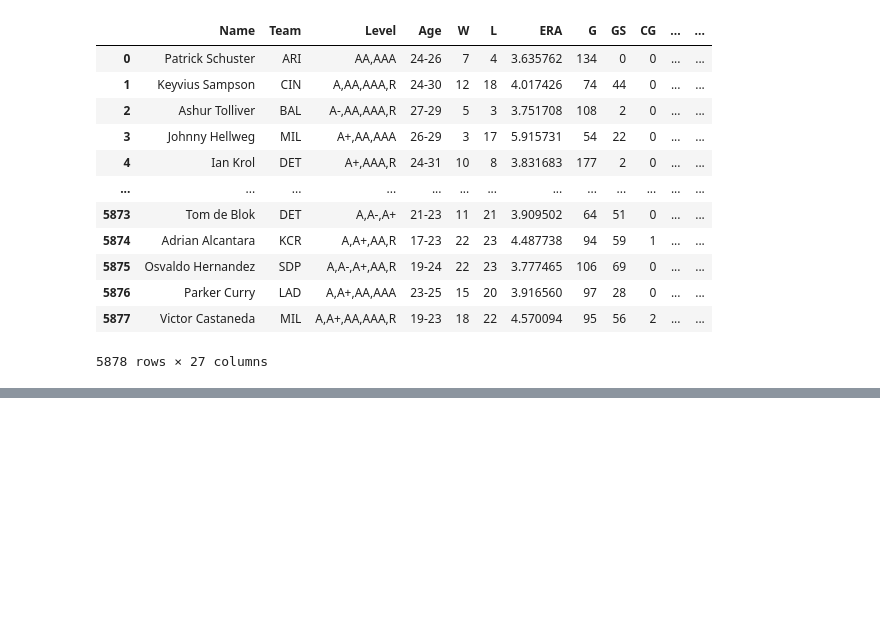
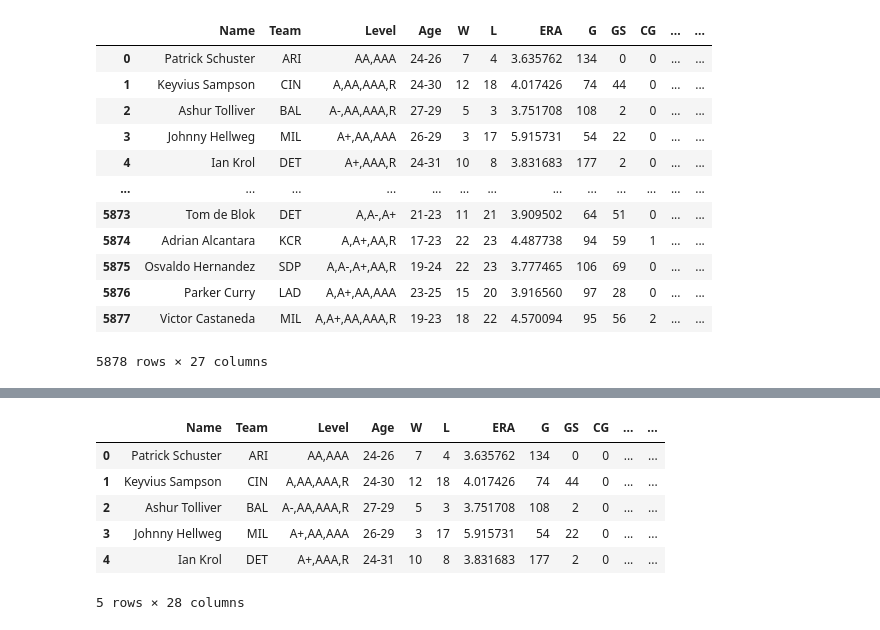
Before and after one commit to Kellyajara/MLB-MiLB-Classification, a Jupyter notebook: Data Wrangling 1 .ipynb, the cells around one changed output, grey strips where cells are left out. Cells and saved outputs as stored; diff of their text form; code cells hidden in the pictures; blank space fills up the shorter version.

```diff
--- a/Data Wrangling 1 .ipynb
+++ b/Data Wrangling 1 .ipynb
@@ -62,5 +132,5 @@ Min_league
 # %%
-Min_Pitch = pd.read_csv('/Users/kellyjara/Desktop/Datasets/Sports/Minor League Pitchers.csv')
+Min_Pitch = pd.read_csv('/Users/kellyjara/Desktop/Project3/Data/Minor League Pitchers.csv')
 Min_Pitch
 # %% [output]
 |  | Name | Team | Level | Age | W | L | ERA | G | GS | CG | ... | ... |
@@ -98,0 +171,12 @@ memory usage: 1.2+ MB
+# %%
+Min_Pitch['Total Walks'] = Min_Pitch['BB'] + Min_Pitch['IBB']
+# %%
+Min_Pitch.head()
+# %% [output]
+|  | Name | Team | Level | Age | W | L | ERA | G | GS | CG | ... | ... |
+| 0 | Patrick Schuster | ARI | AA,AAA | 24-26 | 7 | 4 | 3.635762 | 134 | 0 | 0 | ... | ... |
+| 1 | Keyvius Sampson | CIN | A,AA,AAA,R | 24-30 | 12 | 18 | 4.017426 | 74 | 44 | 0 | ... | ... |
+| 2 | Ashur Tolliver | BAL | A-,AA,AAA,R | 27-29 | 5 | 3 | 3.751708 | 108 | 2 | 0 | ... | ... |
+| 3 | Johnny Hellweg | MIL | A+,AA,AAA | 26-29 | 3 | 17 | 5.915731 | 54 | 22 | 0 | ... | ... |
+| 4 | Ian Krol | DET | A+,AAA,R | 24-31 | 10 | 8 | 3.831683 | 177 | 2 | 0 | ... | ... |
+5 rows × 28 columns
```
Also changed, not shown: parts of 24 cells of this notebook, 1 other file.
